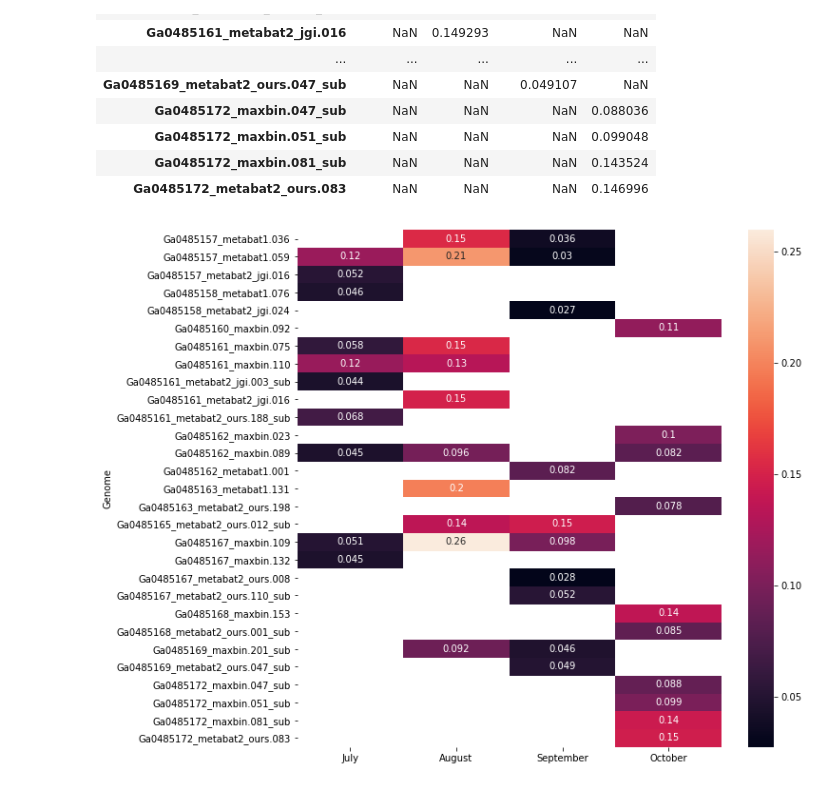
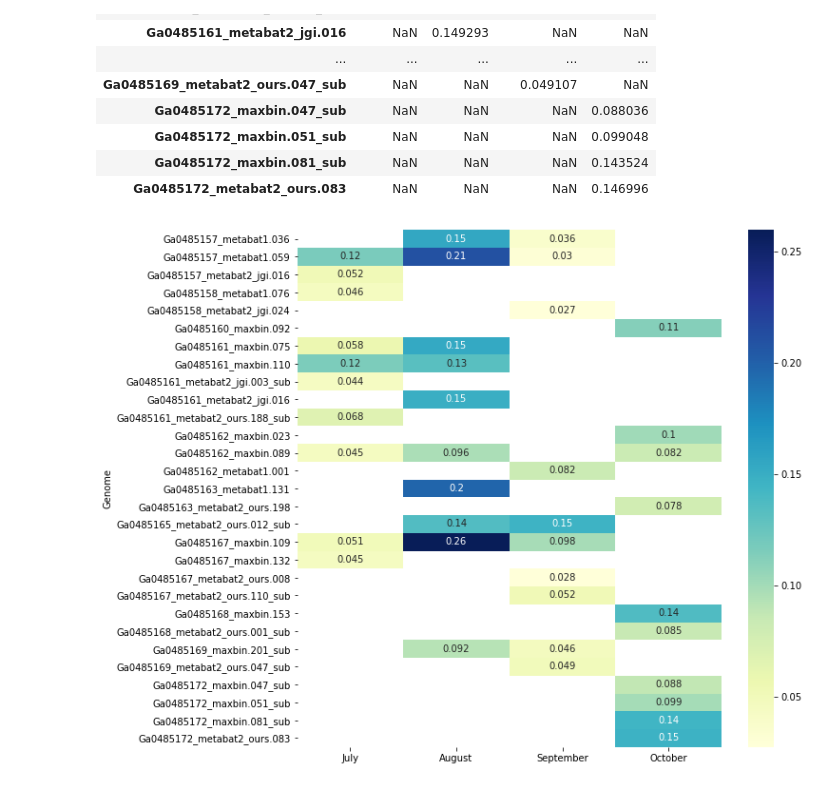
Before and after one commit to solislemuslab/lake-microbiome-data-analysis, a Jupyter notebook: lake-microbiome.ipynb, the cells around one changed output. Saved outputs shown, nothing was run; the diff lists cells and outputs as text; code cells hidden in the pictures.

```diff
--- a/lake-microbiome.ipynb
+++ b/lake-microbiome.ipynb
@@ -7,7 +7,7 @@ import plotly.express as px
 # %% [markdown]
 # reading in each datsets, check number of zeros and whether or not the row sum is 1
 # %%
-data = pd.read_csv("coverm_431_MAGS_metagenomes_reads_count.csv")
+data = pd.read_csv("Fw_ lake mendota data/coverm_431_MAGS_metagenomes_reads_count.csv")
 data=data.T
 data
 # %% [output]
@@ -795,7 +845,9 @@ df_top10_month
 # %%
 #ploting heatmap for all of the genome vs. month. However, we are only focusing ont he top 10 this time....
 fig, ax = plt.subplots(figsize=(10,10))
-p3 = sns.heatmap(df_top10_month,annot=True)
+# p3 = sns.heatmap(df_top10_month,annot=True)
+p3 = sns.heatmap(df_top10_month,annot=True, cmap='YlGnBu')
+
 None
 # %% [output]
-[figure, old version]
+[figure, new version]
```
Also changed, not shown: parts of 24 cells of this notebook, 2 other files.
